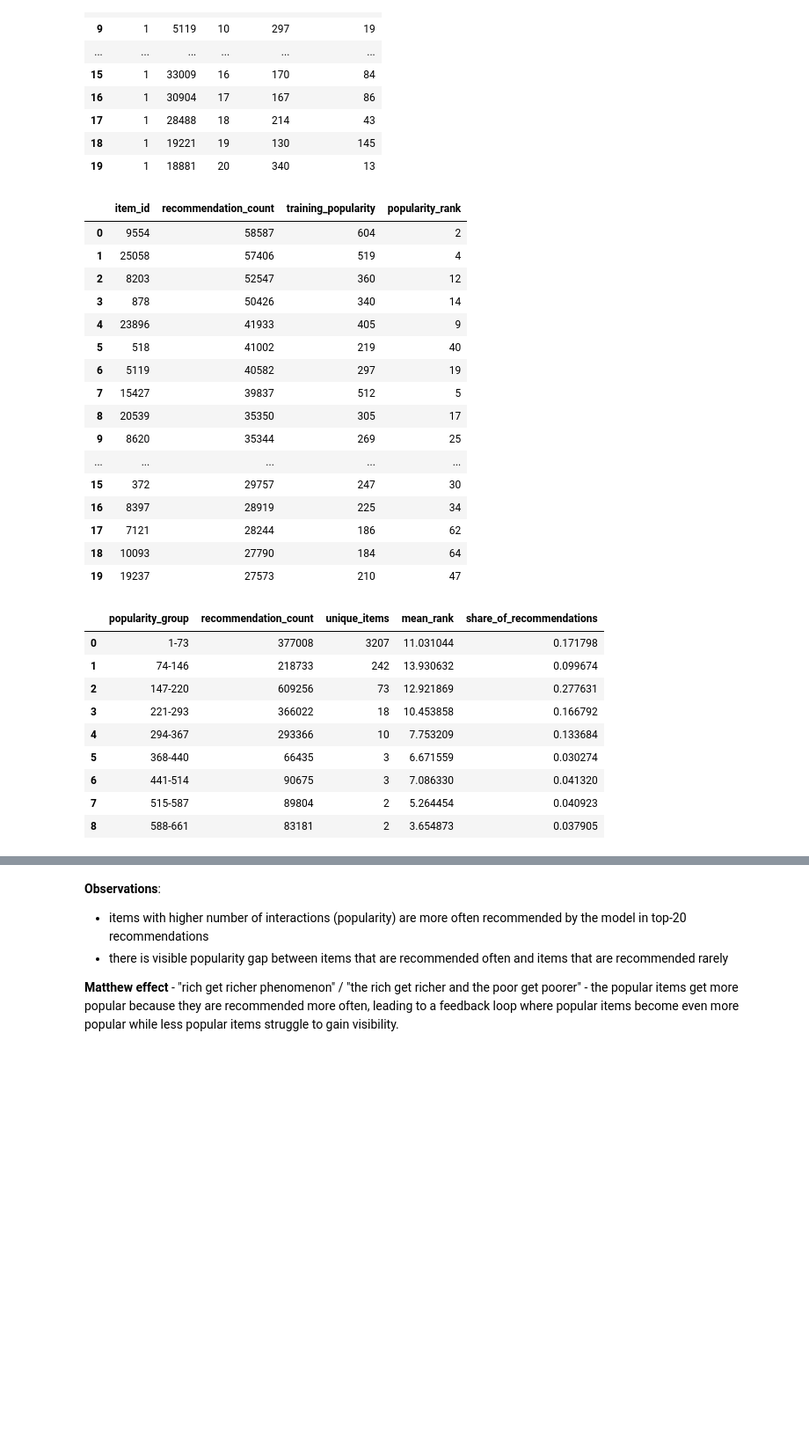
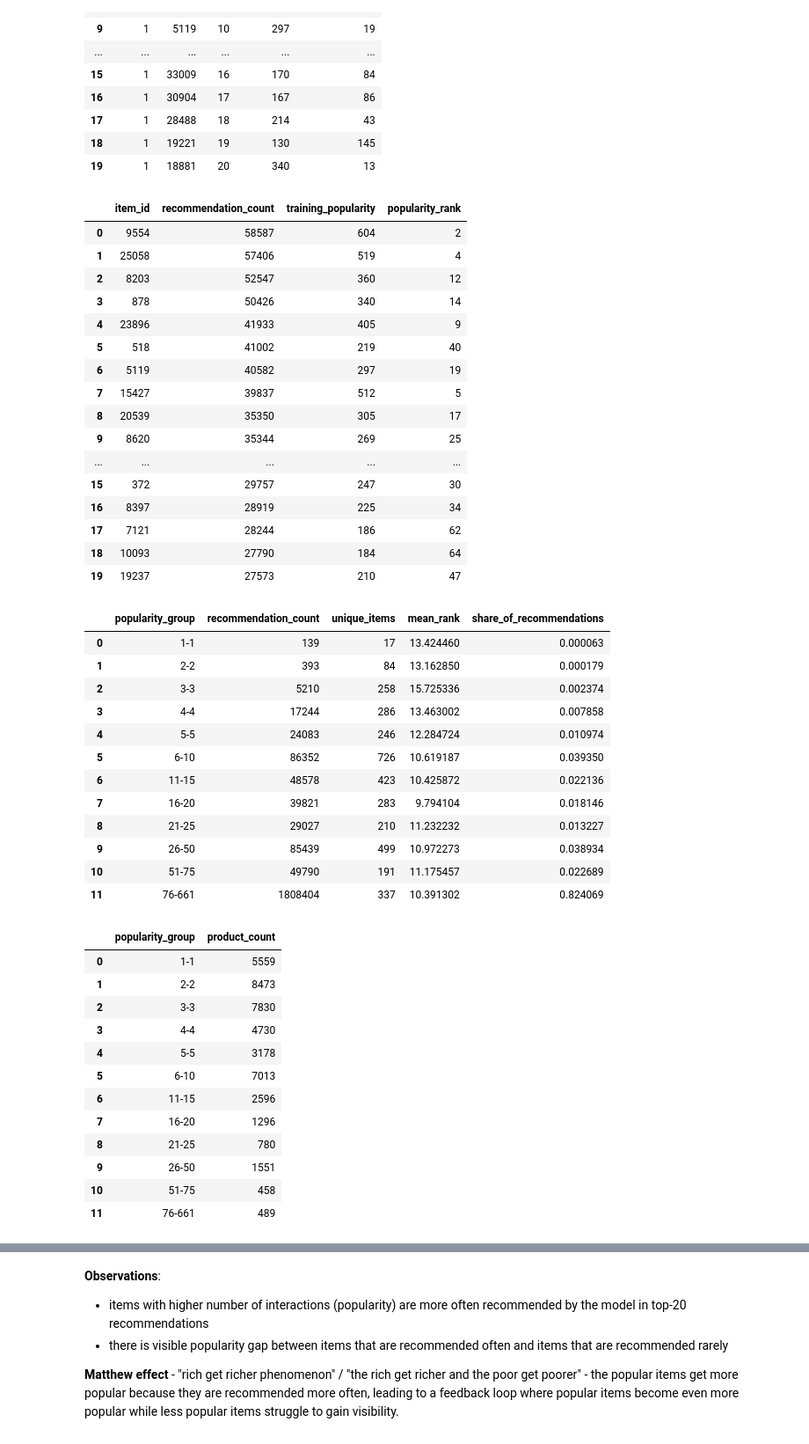
Before and after one commit to PatrykFlama/UWr, a Jupyter notebook: Sem8/ADM/List6/main2.ipynb, the cells around one changed output, grey strips where cells are left out. Shown at 88% size. Saved outputs shown, nothing was run; the diff lists cells and outputs as text; code cells hidden in the pictures; blank space fills up the shorter version.

```diff
--- a/Sem8/ADM/List6/main2.ipynb
+++ b/Sem8/ADM/List6/main2.ipynb
@@ -420,7 +420,7 @@ recommended_frequency = (
 
 # use linearly-spaced bins
 max_popularity = int(item_popularity["popularity"].max())
-popularity_bins = np.linspace(0, max_popularity, num=10).tolist()
+popularity_bins = [0, 1, 2, 3, 4, 5, 10, 15, 20, 25, 50, 75, max_popularity] # np.linspace(100, max_popularity, num=10).tolist()
 popularity_labels = [
     f"{int(left) + 1}+" if np.isinf(right) else f"{int(left) + 1}-{int(right)}"
     for left, right in zip(popularity_bins[:-1], popularity_bins[1:])
@@ -462,42 +462,58 @@ recommendations_by_popularity = (
 
 # how much each popularity group contributes
 recommendations_by_popularity["share_of_recommendations"] = (
     recommendations_by_popularity["recommendation_count"]
     / recommendations_by_popularity["recommendation_count"].sum()
 )
 
 
 display(recommended_frequency.head(20))
 display(recommendations_by_popularity)
 products_by_popularity
 # %% [output]
 |  | item_id | recommendation_count | training_popularity | popularity_rank |
 | 0 | 9554 | 58587 | 604 | 2 |
 | 1 | 25058 | 57406 | 519 | 4 |
 | 2 | 8203 | 52547 | 360 | 12 |
 | 3 | 878 | 50426 | 340 | 14 |
 | 4 | 23896 | 41933 | 405 | 9 |
 | 5 | 518 | 41002 | 219 | 40 |
 | 6 | 5119 | 40582 | 297 | 19 |
 | 7 | 15427 | 39837 | 512 | 5 |
 | 8 | 20539 | 35350 | 305 | 17 |
 | 9 | 8620 | 35344 | 269 | 25 |
 | ... | ... | ... | ... | ... |
 | 15 | 372 | 29757 | 247 | 30 |
 | 16 | 8397 | 28919 | 225 | 34 |
 | 17 | 7121 | 28244 | 186 | 62 |
 | 18 | 10093 | 27790 | 184 | 64 |
 | 19 | 19237 | 27573 | 210 | 47 |
 |  | popularity_group | recommendation_count | unique_items | mean_rank | share_of_recommendations |
-| 0 | 1-73 | 377008 | 3207 | 11.031044 | 0.171798 |
-| 1 | 74-146 | 218733 | 242 | 13.930632 | 0.099674 |
-| 2 | 147-220 | 609256 | 73 | 12.921869 | 0.277631 |
-| 3 | 221-293 | 366022 | 18 | 10.453858 | 0.166792 |
-| 4 | 294-367 | 293366 | 10 | 7.753209 | 0.133684 |
-| 5 | 368-440 | 66435 | 3 | 6.671559 | 0.030274 |
-| 6 | 441-514 | 90675 | 3 | 7.086330 | 0.041320 |
-| 7 | 515-587 | 89804 | 2 | 5.264454 | 0.040923 |
-| 8 | 588-661 | 83181 | 2 | 3.654873 | 0.037905 |
+| 0 | 1-1 | 139 | 17 | 13.424460 | 0.000063 |
+| 1 | 2-2 | 393 | 84 | 13.162850 | 0.000179 |
+| 2 | 3-3 | 5210 | 258 | 15.725336 | 0.002374 |
+| 3 | 4-4 | 17244 | 286 | 13.463002 | 0.007858 |
+| 4 | 5-5 | 24083 | 246 | 12.284724 | 0.010974 |
+| 5 | 6-10 | 86352 | 726 | 10.619187 | 0.039350 |
+| 6 | 11-15 | 48578 | 423 | 10.425872 | 0.022136 |
+| 7 | 16-20 | 39821 | 283 | 9.794104 | 0.018146 |
+| 8 | 21-25 | 29027 | 210 | 11.232232 | 0.013227 |
+| 9 | 26-50 | 85439 | 499 | 10.972273 | 0.038934 |
+| 10 | 51-75 | 49790 | 191 | 11.175457 | 0.022689 |
+| 11 | 76-661 | 1808404 | 337 | 10.391302 | 0.824069 |
+|  | popularity_group | product_count |
+| 0 | 1-1 | 5559 |
+| 1 | 2-2 | 8473 |
+| 2 | 3-3 | 7830 |
+| 3 | 4-4 | 4730 |
+| 4 | 5-5 | 3178 |
+| 5 | 6-10 | 7013 |
+| 6 | 11-15 | 2596 |
+| 7 | 16-20 | 1296 |
+| 8 | 21-25 | 780 |
+| 9 | 26-50 | 1551 |
+| 10 | 51-75 | 458 |
+| 11 | 76-661 | 489 |
 # %%
 fig, axes = plt.subplots(1, 2, figsize=(15, 5))
 
```
Also changed, not shown: parts of 4 cells of this notebook.
